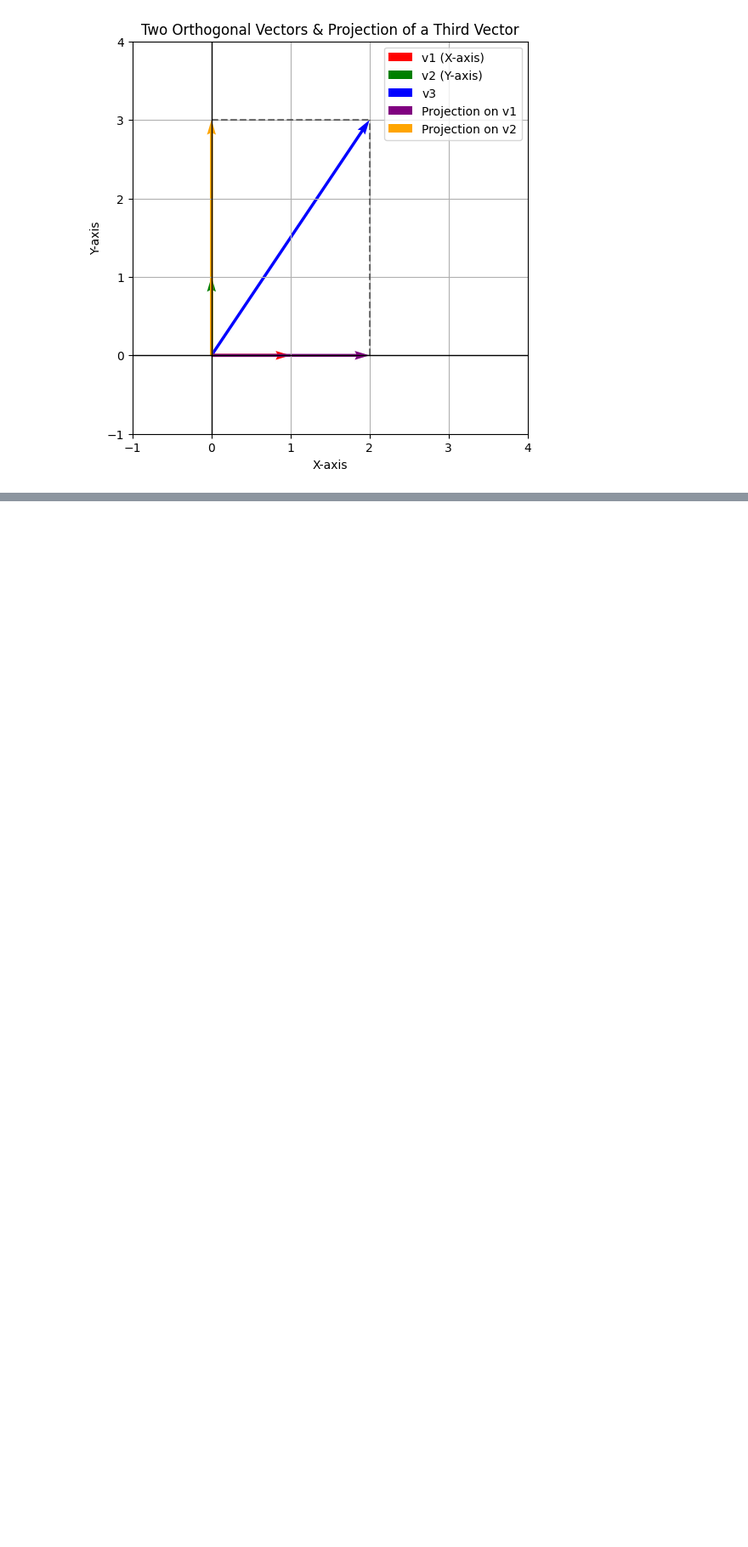
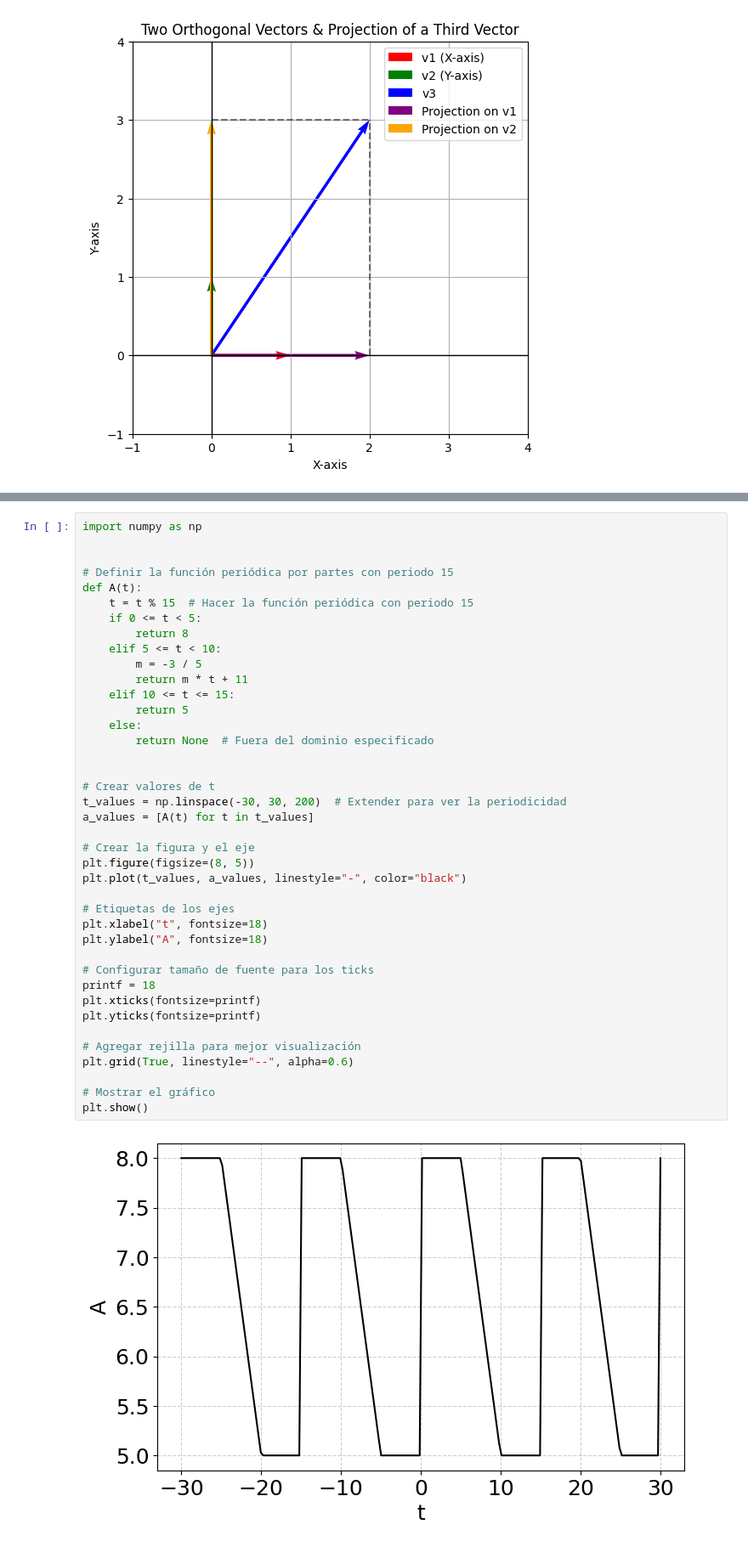
Before and after one commit to PabloCaicedoR/pablocaicedor.github.io, a Jupyter notebook: codigo/preparing_slides.ipynb, the cells around one changed output, grey strips where cells are left out. Shown at 85% size. Saved outputs shown, nothing was run; the diff lists cells and outputs as text; blank space fills up the shorter version.

```diff
--- a/codigo/preparing_slides.ipynb
+++ b/codigo/preparing_slides.ipynb
@@ -1179,0 +1207,42 @@ plt.show()
+# %%
+import numpy as np
+
+
+# Definir la función periódica por partes con periodo 15
+def A(t):
+    t = t % 15  # Hacer la función periódica con periodo 15
+    if 0 <= t < 5:
+        return 8
+    elif 5 <= t < 10:
+        m = -3 / 5
+        return m * t + 11
+    elif 10 <= t <= 15:
+        return 5
+    else:
+        return None  # Fuera del dominio especificado
+
+
+# Crear valores de t
+t_values = np.linspace(-30, 30, 200)  # Extender para ver la periodicidad
+a_values = [A(t) for t in t_values]
+
+# Crear la figura y el eje
+plt.figure(figsize=(8, 5))
+plt.plot(t_values, a_values, linestyle="-", color="black")
+
+# Etiquetas de los ejes
+plt.xlabel("t", fontsize=18)
+plt.ylabel("A", fontsize=18)
+
+# Configurar tamaño de fuente para los ticks
+printf = 18
+plt.xticks(fontsize=printf)
+plt.yticks(fontsize=printf)
+
+# Agregar rejilla para mejor visualización
+plt.grid(True, linestyle="--", alpha=0.6)
+
+# Mostrar el gráfico
+plt.show()
+# %% [output]
+[figure, added]
```
Also changed, not shown: parts of 4 cells of this notebook, 9 other files.
